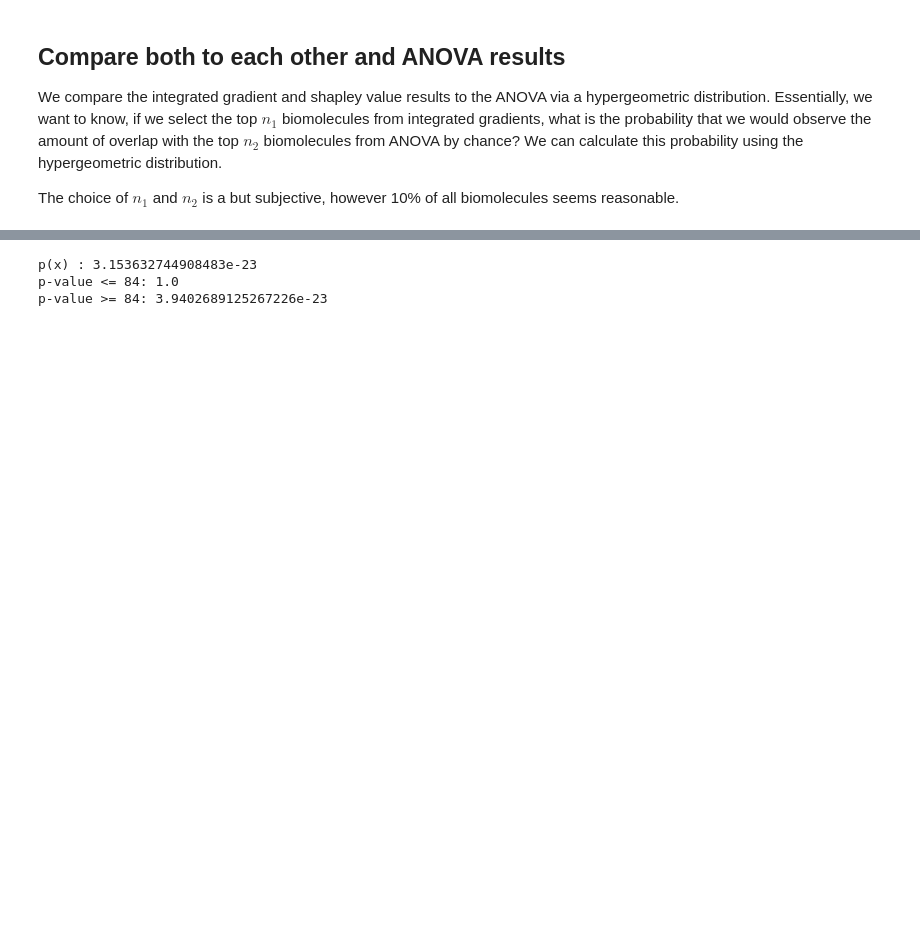
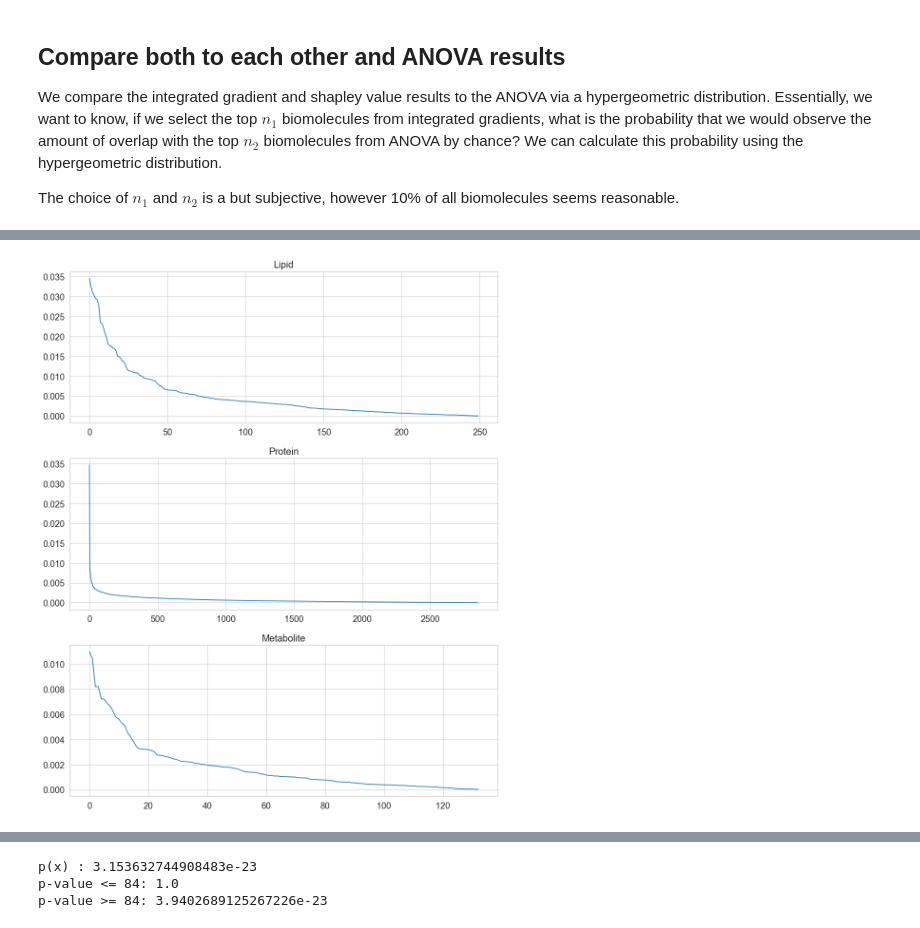
Before and after one commit to pnnl/HCDfCBD, a Jupyter notebook: feature_importance.ipynb, the cells around one changed output, grey strips where cells are left out. Saved outputs shown, nothing was run; the diff lists cells and outputs as text; code cells hidden in the pictures; blank space fills up the shorter version.

```diff
--- a/feature_importance.ipynb
+++ b/feature_importance.ipynb
@@ -426,0 +439,13 @@ p-value >= 192: 1.8764509201701693e-152
+# %%
+fig, axs = plt.subplots(3, 1, figsize = (10, 12))
+axs[0].plot(sorted(abs_lip_shap, reverse = True))
+axs[1].plot(sorted(abs_pro_shap, reverse = True))
+axs[2].plot(sorted(abs_metab_shap, reverse = True))
+
+axs[0].set_title('Lipid')
+axs[1].set_title('Protein')
+axs[2].set_title('Metabolite')
+
+plt.tight_layout()
+# %% [output]
+[figure, added]
```
Also changed, not shown: parts of 17 cells of this notebook, 4 other files.
